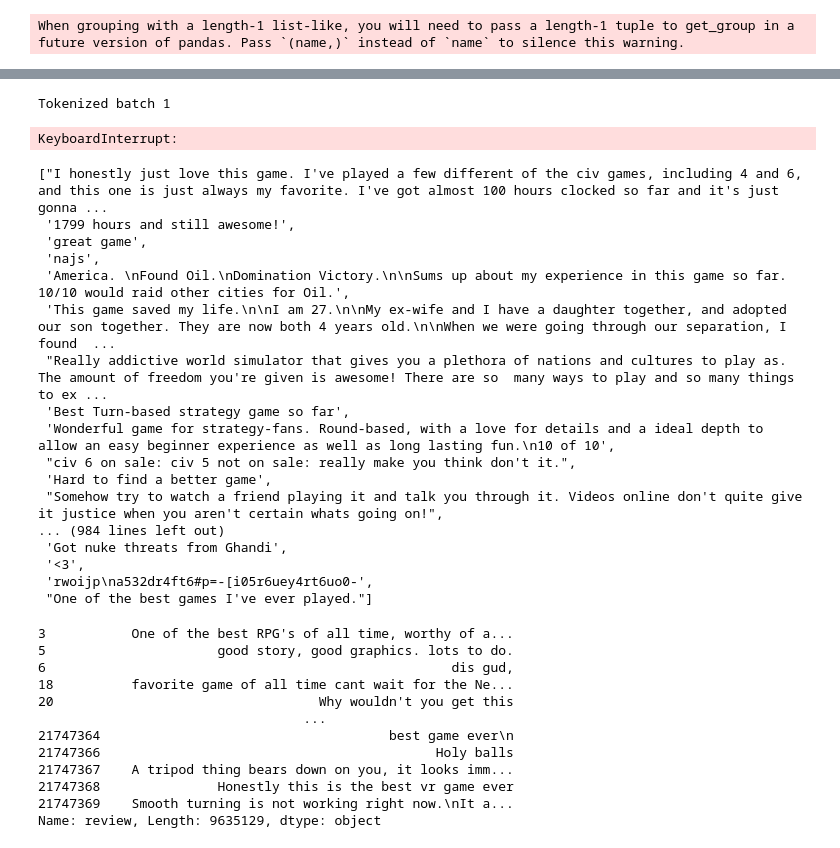
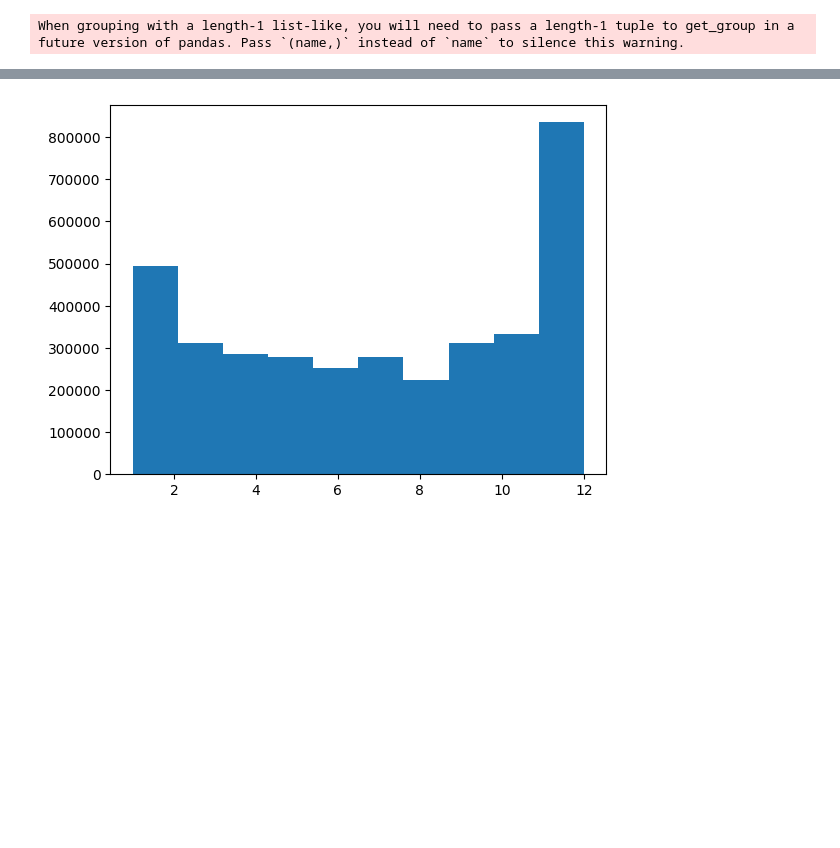
Before and after one commit to mikoyldz/steamrep, a Jupyter notebook: boring.ipynb, the cells around one changed output, grey strips where cells are left out. Drawn from its saved outputs; the diff is of its cells as text; code cells hidden in the pictures; blank space fills up the shorter version.

```diff
--- a/boring.ipynb
+++ b/boring.ipynb
@@ -190,10 +155,10 @@ import pandas as pd
 import plotly.express as px
 
 # Convert 'timestamp_created' to datetime
-df_clean['timestamp_created'] = pd.to_datetime(df_clean['timestamp_created'], unit='s')
+df_clean['timestamp_updated'] = pd.to_datetime(df_clean['timestamp_updated'], unit='s')
 
 # Extract year and month for grouping
-df_clean['year_month'] = df_clean['timestamp_created'].dt.to_period('M').astype(str)  # Convert Period to string
+df_clean['year_month'] = df_clean['timestamp_updated'].dt.to_period('M').astype(str)  # Convert Period to string
 
 # Group by app_name and year_month to get reviews per game over time
 reviews_per_game = df_clean.groupby(['app_name', 'year_month']).size().reset_index(name='review_count')
@@ -253,64 +174,5 @@ received_for_free    -0.000905           1.000000
-# %%
-import torch
-from transformers import BertTokenizer
-
-# Load the BERT tokenizer and enable CUDA
-device = torch.device('cuda' if torch.cuda.is_available() else 'cpu')
-tokenizer = BertTokenizer.from_pretrained('bert-base-uncased')
-
-# Step 1: Clean the 'review' column (remove NaN and convert to string)
-df_clean['review'] = df_clean['review'].fillna('').astype(str)
-
-# Step 2: Convert the 'review' column to a list of strings
-reviews = df_clean['review'].tolist()
-
-# Step 3: Tokenize the reviews (in batches if necessary, to avoid memory issues)
-def tokenize_on_gpu(texts):
-    inputs = tokenizer(texts, return_tensors="pt", padding=True, truncation=True)
-    inputs = {key: tensor.to(device) for key, tensor in inputs.items()}
-    return inputs
-
-# Example tokenization for the first 1000 reviews (batch process if necessary)
-batch_size = 100000
-for i in range(0, len(reviews), batch_size):
-    batch_reviews = reviews[i:i+batch_size]
-    tokenized_batch = tokenize_on_gpu(batch_reviews)
-    print(f"Tokenized batch {i // batch_size + 1}")
-# %% [output]
-Tokenized batch 1
-KeyboardInterrupt:
-# %%
-batch_reviews
-# %% [output]
-["I honestly just love this game. I've played a few different of the civ games, including 4 and 6, and this one is just always my favorite. I've got almost 100 hours clocked so far and it's just gonna ...
- '1799 hours and still awesome!',
- 'great game',
- 'najs',
- 'America. \nFound Oil.\nDomination Victory.\n\nSums up about my experience in this game so far. 10/10 would raid other cities for Oil.',
- 'This game saved my life.\n\nI am 27.\n\nMy ex-wife and I have a daughter together, and adopted our son together. They are now both 4 years old.\n\nWhen we were going through our separation, I found  ...
- "Really addictive world simulator that gives you a plethora of nations and cultures to play as. The amount of freedom you're given is awesome! There are so  many ways to play and so many things to ex ...
- 'Best Turn-based strategy game so far',
- 'Wonderful game for strategy-fans. Round-based, with a love for details and a ideal depth to allow an easy beginner experience as well as long lasting fun.\n10 of 10',
- "civ 6 on sale: civ 5 not on sale: really make you think don't it.",
- 'Hard to find a better game',
- "Somehow try to watch a friend playing it and talk you through it. Videos online don't quite give it justice when you aren't certain whats going on!",
-... (984 lines left out)
- 'Got nuke threats from Ghandi',
- '<3',
- 'rwoijp\na532dr4ft6#p=-[i05r6uey4rt6uo0-',
- "One of the best games I've ever played."]
-# %%
-df_clean["review"]
-# %% [output]
-3           One of the best RPG's of all time, worthy of a...
-5                      good story, good graphics. lots to do.
-6                                                    dis gud,
-18          favorite game of all time cant wait for the Ne...
-20                                  Why wouldn't you get this
-                                  ...
-21747364                                     best game ever\n
-21747366                                           Holy balls
-21747367    A tripod thing bears down on you, it looks imm...
-21747368               Honestly this is the best vr game ever
-21747369    Smooth turning is not working right now.\nIt a...
-Name: review, Length: 9635129, dtype: object
+# %%
+plt.hist(df_clean['timestamp_updated'].dt.month)
+plt.show()
+# %% [output]
+[figure, added]
```
Also changed, not shown: parts of 38 cells of this notebook.
